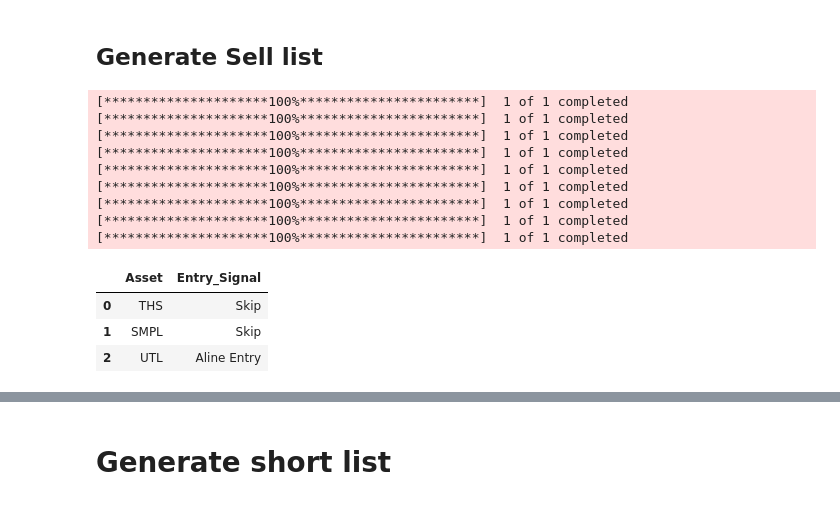
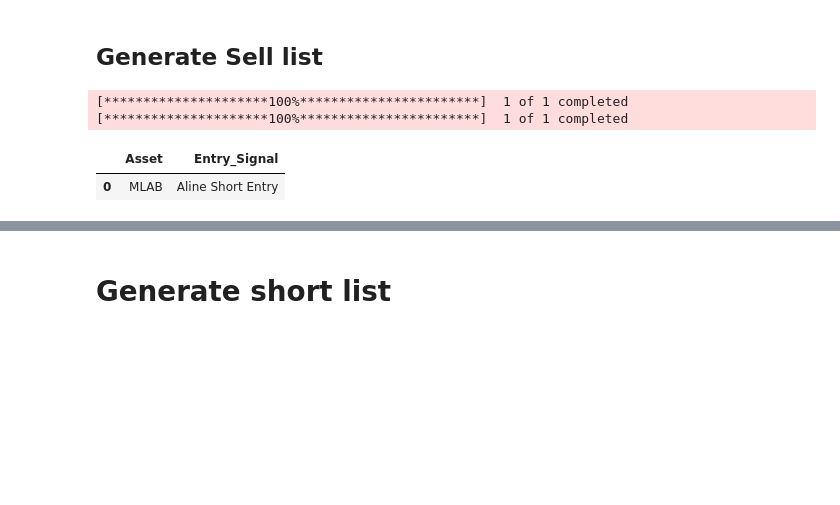
Before and after one commit to obeabi/AirlineSentiment, a Jupyter notebook: ShortTrades.ipynb, the cells around one changed output, grey strips where cells are left out. Cells and saved outputs as stored; diff of their text form; code cells hidden in the pictures; blank space fills up the shorter version.

```diff
--- a/ShortTrades.ipynb
+++ b/ShortTrades.ipynb
@@ -606,12 +631,12 @@ def check_mtf_entry(tickers):
 # %%
 # Multi-time frame entry Check
-#df_results = pd.DataFrame(results).dropna()
-etfs_to_check = df_o['Asset'].tolist()  #df_o['ETF'] #df_results['ETF'].tolist()
+etfs_to_check = df_o['Asset'].tolist()
 
 df_signals = check_mtf_entry(etfs_to_check)
 
+df_final = df_signals[df_signals['Entry_Signal'] =="Bearish Entry Confirmed ✅"]
 
-df_signals.head()
+df_final.head()
 # %% [output]
 [*********************100%***********************]  1 of 1 completed
 [*********************100%***********************]  1 of 1 completed
@@ -639,28 +651,19 @@ df_signals.head()
 # %% [markdown]
 ## Generate Sell list
 # %%
-df_final = df_signals[df_signals['Entry_Signal'] =="Entry Confirmed ✅"]
+#df_final = df_signals[df_signals['Entry_Signal'] =="Bearish Entry Confirmed ✅"]
 final_etfs_to_check = df_final['Asset'].tolist()
 
 
 sell_list = check_entry_conditions(final_etfs_to_check)
 
 
 sell_list
 # %% [output]
 [*********************100%***********************]  1 of 1 completed
 [*********************100%***********************]  1 of 1 completed
-[*********************100%***********************]  1 of 1 completed
-[*********************100%***********************]  1 of 1 completed
-[*********************100%***********************]  1 of 1 completed
-[*********************100%***********************]  1 of 1 completed
-[*********************100%***********************]  1 of 1 completed
-[*********************100%***********************]  1 of 1 completed
-[*********************100%***********************]  1 of 1 completed
 |  | Asset | Entry_Signal |
-| 0 | THS | Skip |
-| 1 | SMPL | Skip |
-| 2 | UTL | Aline Entry |
+| 0 | MLAB | Aline Short Entry |
 # %%
 # Apply TA filters and prioritize ETFs
 results = []
```
Also changed, not shown: parts of 10 cells of this notebook.
